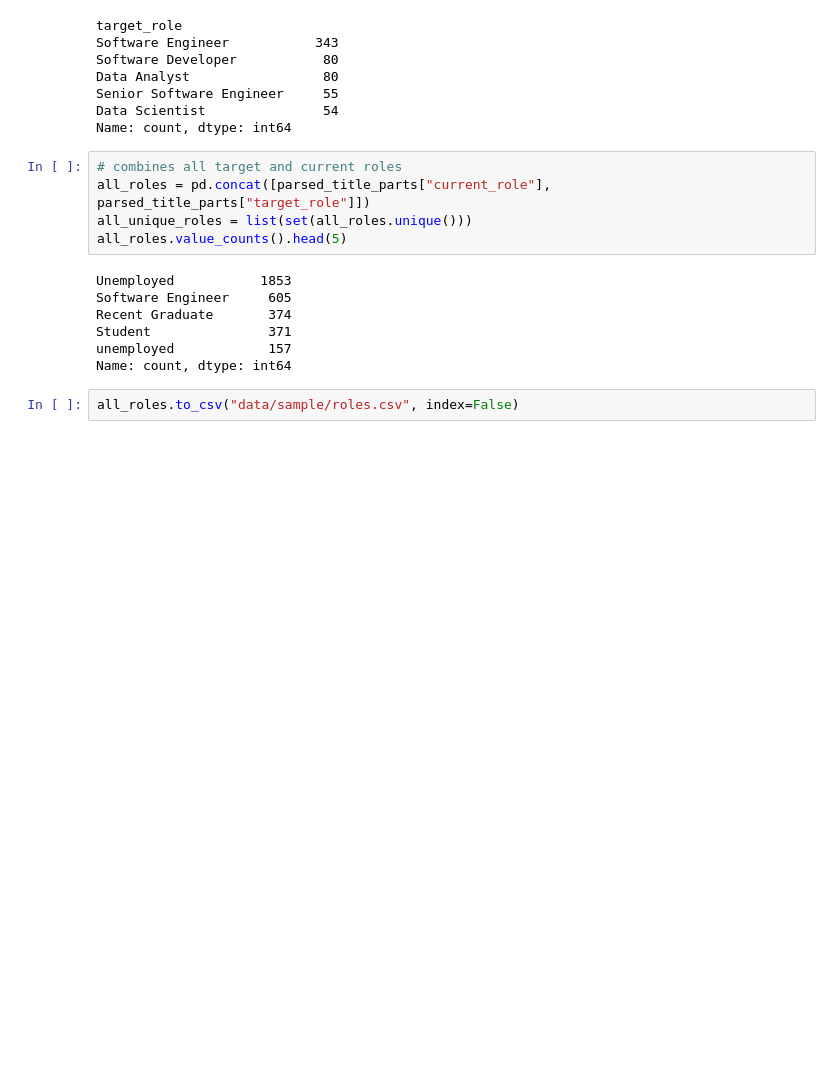
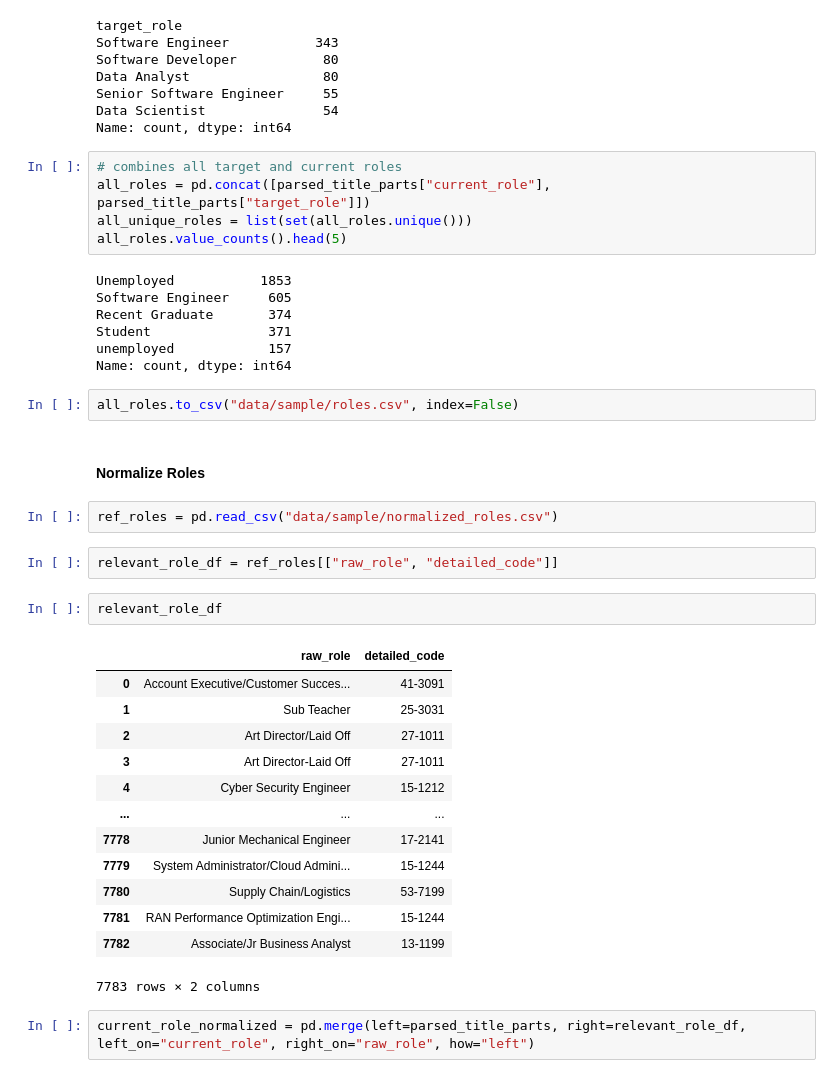
Before and after one commit to saakethk/Reddit-Resumes-Dataset, a Jupyter notebook: exploring_sample_data.ipynb, the cells around one changed output. Saved outputs shown, nothing was run; the diff lists cells and outputs as text; blank space fills up the shorter version.

```diff
--- a/exploring_sample_data.ipynb
+++ b/exploring_sample_data.ipynb
@@ -446,3 +446,27 @@ unemployed            157
 Name: count, dtype: int64
 # %%
 all_roles.to_csv("data/sample/roles.csv", index=False)
+# %% [markdown]
+#### Normalize Roles
+# %%
+ref_roles = pd.read_csv("data/sample/normalized_roles.csv")
+# %%
+relevant_role_df = ref_roles[["raw_role", "detailed_code"]]
+# %%
+relevant_role_df
+# %% [output]
+|  | raw_role | detailed_code |
+| 0 | Account Executive/Customer Succes... | 41-3091 |
+| 1 | Sub Teacher | 25-3031 |
+| 2 | Art Director/Laid Off | 27-1011 |
+| 3 | Art Director-Laid Off | 27-1011 |
+| 4 | Cyber Security Engineer | 15-1212 |
+| ... | ... | ... |
+| 7778 | Junior Mechanical Engineer | 17-2141 |
+| 7779 | System Administrator/Cloud Admini... | 15-1244 |
+| 7780 | Supply Chain/Logistics | 53-7199 |
+| 7781 | RAN Performance Optimization Engi... | 15-1244 |
+| 7782 | Associate/Jr Business Analyst | 13-1199 |
+7783 rows × 2 columns
+# %%
+current_role_normalized = pd.merge(left=parsed_title_parts, right=relevant_role_df, left_on="current_role", right_on="raw_role", how="left")
```
Also changed, not shown: parts of 2 cells of this notebook, 3 other files.
